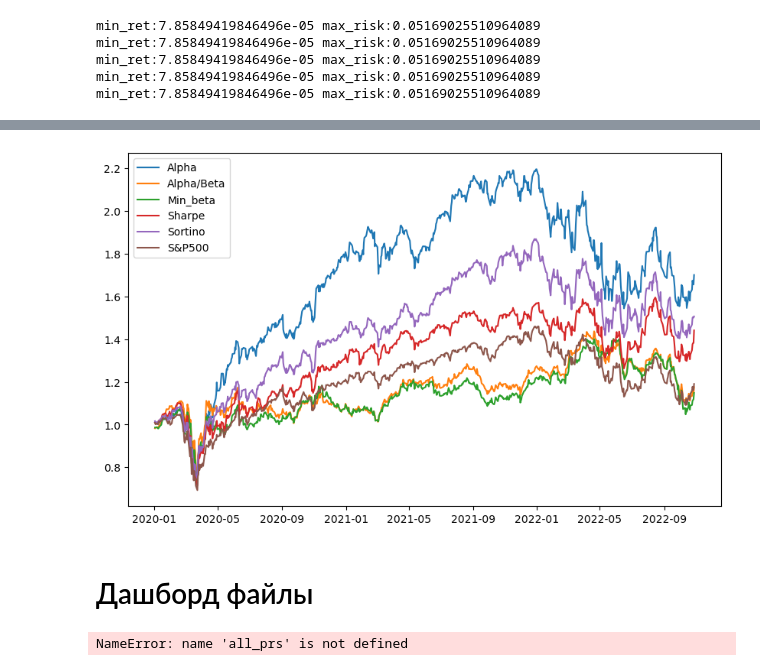
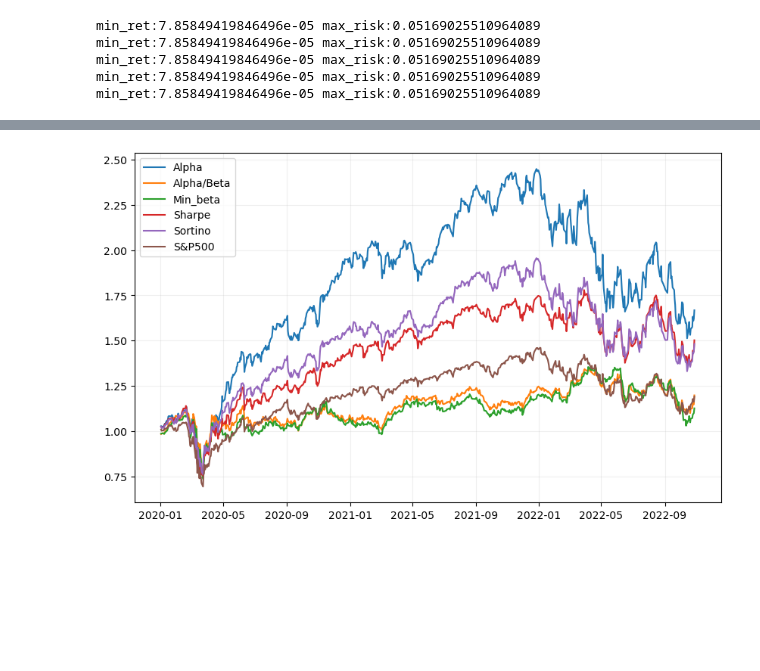
Before and after one commit to Shinypuff/Portfolios, a Jupyter notebook: port_US.ipynb, the cells around one changed output, grey strips where cells are left out. Saved outputs shown, nothing was run; the diff lists cells and outputs as text; code cells hidden in the pictures; blank space fills up the shorter version.

```diff
--- a/port_US.ipynb
+++ b/port_US.ipynb
@@ -477,26 +440,8 @@ def price_srez(df_price, port=None , method=None):
         cut = mask.pivot_table(index = 'Date', columns='variable', values='value')
 
     elif port != None and method != None:
-        cut = prices.loc[prices['Method'] == method, :].drop('Method', axis=1)
+        cut = df_price.loc[df_price['Method'] == method, :].drop('Method', axis=1)
         cut = cut.loc[:, port].to_frame()
-
-#     prcut = pd.DataFrame()
-
-#     for i in range(0, len(all_pr), len(all_pr.index.unique())):
-#         cut = all_pr.iloc[i:(i+len(all_pr.index.unique())), :]
-#         prcut['market']=cut['market']
-
-#         if port!=None and method==None:
-#             #создаём столбцы в дф соответствующие цене портфеля, где название колонки - метод(первое значение из столбца метода)
-#             prcut[cut.iloc[0,(cut.shape[1]-1)]] = cut[port]
-
-#         elif method != None and port==None:
-#             prcut = df_price.loc[df_price['Method']==method, :].drop('Method', axis=1)
-
-#         elif port!=None and method!=None:
-#             prcut = df_price.loc[df_price['Method']==method, :].drop('Method', axis=1)
-#             prcut = prcut.loc[:,port].to_frame()
-#             prcut['market']=cut['market']
 
     jj = df_price.loc[:,'market'].head(int(len(df_price)/len(df_price['Method'].unique())))
     cut['S&P500'] = jj
@@ -505,6 +450,7 @@ def price_srez(df_price, port=None , method=None):
     plt.plot(cut)
     plt.legend(cut.columns)
     # plt.title()
+    plt.grid(alpha=0.2)
     plt.show()
 
     return cut
@@ -568,12 +510,6 @@ df
 # %%
 # args: df_price, port, method
 
-pr_srez = price_srez(all_pr, 'Markowitz')
+pr_srez = price_srez(all_pr, 'Sharpe')
 # %% [output]
-[figure, old version]
+[figure, new version]
-# %% [markdown]
-# Дашборд файлы
-# %%
-prcut = all_prs.loc[all_pr['Method']==meth,:]
-# %% [output]
-NameError: name 'all_prs' is not defined
```
Also changed, not shown: parts of 16 cells of this notebook, 1 other file.
